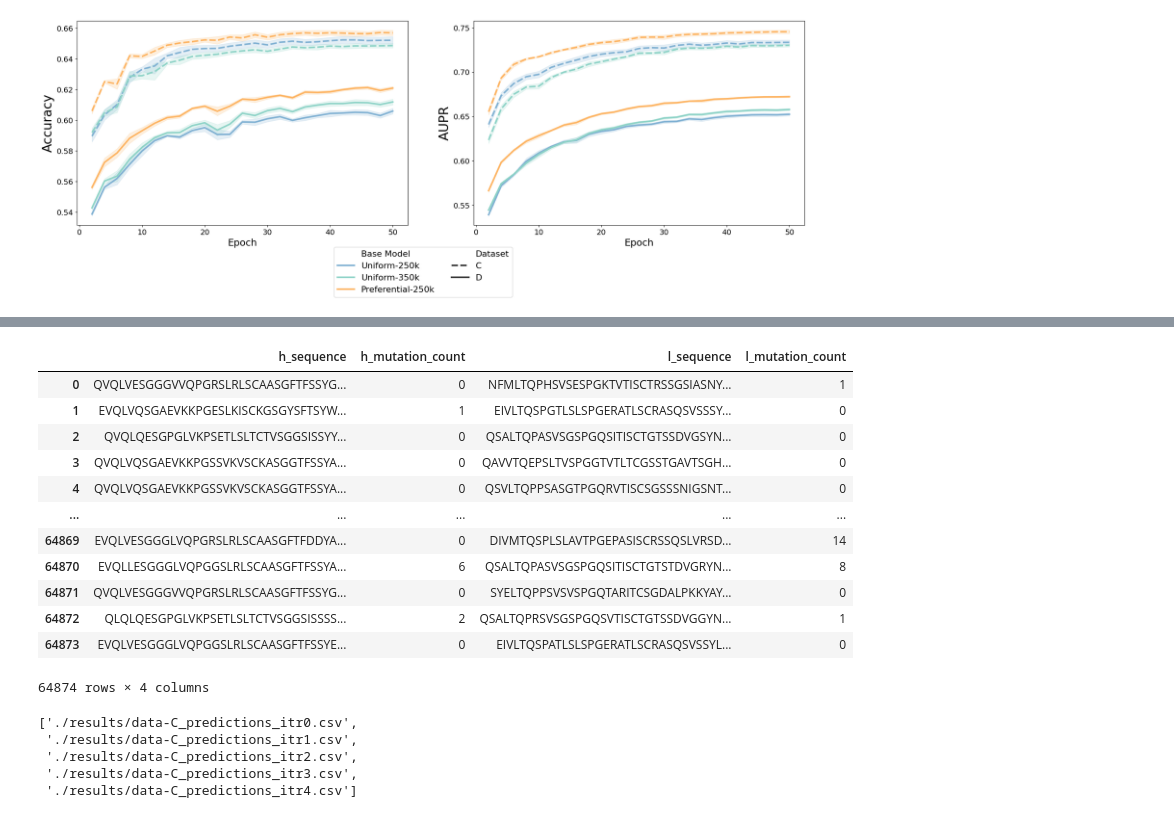
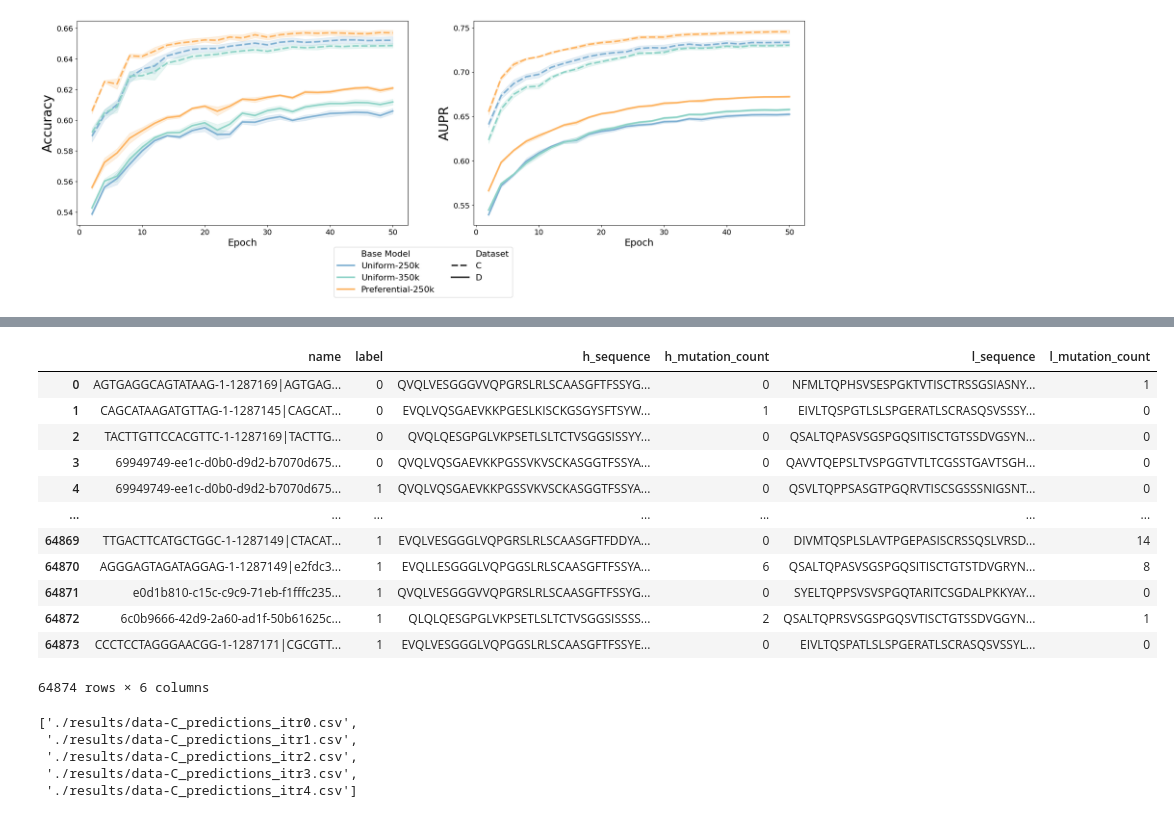
Before and after one commit to brineylab/preferential-masking-paper, a Jupyter notebook: fig4_pair-classification/4-pair_classifier_figures.ipynb, the cells around one changed output, grey strips where cells are left out. Cells and saved outputs as stored; diff of their text form; code cells hidden in the pictures.

```diff
--- a/fig4_pair-classification/4-pair_classifier_figures.ipynb
+++ b/fig4_pair-classification/4-pair_classifier_figures.ipynb
@@ -205,30 +205,30 @@ test_data
 # %%
-# to add mutation counts
+# add mutation counts to shuffled dataset C
 heavy_all = test_data[test_data["locus"] == "IGH"]
 light_all = test_data[test_data["locus"] != "IGH"]
 
 heavy_C = data_C.loc[:, ["name", "h_id", "h_sequence", "label"]].rename(columns={"h_id": "sequence_id", "h_sequence": "sequence_aa"})
 heavy_C = heavy_C.merge(heavy_all, on=["sequence_id", "sequence_aa"])
 heavy_C = heavy_C.drop(columns=["v_identity_aa", "v_mutations_aa", "locus"]).rename(columns={"sequence_id":"h_id", "sequence_aa":"h_sequence", "v_mutation_count_aa":"h_mutation_count"})
 
 light_C = data_C.loc[:, ["name", "l_id", "l_sequence", "label"]].rename(columns={"l_id": "sequence_id", "l_sequence": "sequence_aa"})
 light_C = light_C.merge(light_all, on=["sequence_id", "sequence_aa"])
 light_C = light_C.drop(columns=["v_identity_aa", "v_mutations_aa", "locus"]).rename(columns={"sequence_id":"l_id", "sequence_aa":"l_sequence", "v_mutation_count_aa":"l_mutation_count"})
 
-data_C_mut = heavy_C.merge(light_C, on=["name", "label"]).loc[:, ["h_sequence", "h_mutation_count", "l_sequence", "l_mutation_count"]]
+data_C_mut = heavy_C.merge(light_C, on=["name", "label"]).loc[:, ["name", "label", "h_sequence", "h_mutation_count", "l_sequence", "l_mutation_count"]]
 data_C_mut
 # %% [output]
-|  | h_sequence | h_mutation_count | l_sequence | l_mutation_count |
-| 0 | QVQLVESGGGVVQPGRSLRLSCAASGFTFSSYG... | 0 | NFMLTQPHSVSESPGKTVTISCTRSSGSIASNY... | 1 |
-| 1 | EVQLVQSGAEVKKPGESLKISCKGSGYSFTSYW... | 1 | EIVLTQSPGTLSLSPGERATLSCRASQSVSSSY... | 0 |
-| 2 | QVQLQESGPGLVKPSETLSLTCTVSGGSISSYY... | 0 | QSALTQPASVSGSPGQSITISCTGTSSDVGSYN... | 0 |
-| 3 | QVQLVQSGAEVKKPGSSVKVSCKASGGTFSSYA... | 0 | QAVVTQEPSLTVSPGGTVTLTCGSSTGAVTSGH... | 0 |
-| 4 | QVQLVQSGAEVKKPGSSVKVSCKASGGTFSSYA... | 0 | QSVLTQPPSASGTPGQRVTISCSGSSSNIGSNT... | 0 |
-| ... | ... | ... | ... | ... |
-| 64869 | EVQLVESGGGLVQPGRSLRLSCAASGFTFDDYA... | 0 | DIVMTQSPLSLAVTPGEPASISCRSSQSLVRSD... | 14 |
-| 64870 | EVQLLESGGGLVQPGGSLRLSCAASGFTFSSYA... | 6 | QSALTQPASVSGSPGQSITISCTGTSTDVGRYN... | 8 |
-| 64871 | QVQLVESGGGVVQPGRSLRLSCAASGFTFSSYG... | 0 | SYELTQPPSVSVSPGQTARITCSGDALPKKYAY... | 0 |
-| 64872 | QLQLQESGPGLVKPSETLSLTCTVSGGSISSSS... | 2 | QSALTQPRSVSGSPGQSVTISCTGTSSDVGGYN... | 1 |
-| 64873 | EVQLVESGGGLVQPGGSLRLSCAASGFTFSSYE... | 0 | EIVLTQSPATLSLSPGERATLSCRASQSVSSYL... | 0 |
+|  | name | label | h_sequence | h_mutation_count | l_sequence | l_mutation_count |
+| 0 | AGTGAGGCAGTATAAG-1-1287169|AGTGAG... | 0 | QVQLVESGGGVVQPGRSLRLSCAASGFTFSSYG... | 0 | NFMLTQPHSVSESPGKTVTISCTRSSGSIASNY... | 1 |
+| 1 | CAGCATAAGATGTTAG-1-1287145|CAGCAT... | 0 | EVQLVQSGAEVKKPGESLKISCKGSGYSFTSYW... | 1 | EIVLTQSPGTLSLSPGERATLSCRASQSVSSSY... | 0 |
+| 2 | TACTTGTTCCACGTTC-1-1287169|TACTTG... | 0 | QVQLQESGPGLVKPSETLSLTCTVSGGSISSYY... | 0 | QSALTQPASVSGSPGQSITISCTGTSSDVGSYN... | 0 |
+| 3 | 69949749-ee1c-d0b0-d9d2-b7070d675... | 0 | QVQLVQSGAEVKKPGSSVKVSCKASGGTFSSYA... | 0 | QAVVTQEPSLTVSPGGTVTLTCGSSTGAVTSGH... | 0 |
+| 4 | 69949749-ee1c-d0b0-d9d2-b7070d675... | 1 | QVQLVQSGAEVKKPGSSVKVSCKASGGTFSSYA... | 0 | QSVLTQPPSASGTPGQRVTISCSGSSSNIGSNT... | 0 |
+| ... | ... | ... | ... | ... | ... | ... |
+| 64869 | TTGACTTCATGCTGGC-1-1287149|CTACAT... | 1 | EVQLVESGGGLVQPGRSLRLSCAASGFTFDDYA... | 0 | DIVMTQSPLSLAVTPGEPASISCRSSQSLVRSD... | 14 |
+| 64870 | AGGGAGTAGATAGGAG-1-1287149|e2fdc3... | 1 | EVQLLESGGGLVQPGGSLRLSCAASGFTFSSYA... | 6 | QSALTQPASVSGSPGQSITISCTGTSTDVGRYN... | 8 |
+| 64871 | e0d1b810-c15c-c9c9-71eb-f1fffc235... | 1 | QVQLVESGGGVVQPGRSLRLSCAASGFTFSSYG... | 0 | SYELTQPPSVSVSPGQTARITCSGDALPKKYAY... | 0 |
+| 64872 | 6c0b9666-42d9-2a60-ad1f-50b61625c... | 1 | QLQLQESGPGLVKPSETLSLTCTVSGGSISSSS... | 2 | QSALTQPRSVSGSPGQSVTISCTGTSSDVGGYN... | 1 |
+| 64873 | CCCTCCTAGGGAACGG-1-1287171|CGCGTT... | 1 | EVQLVESGGGLVQPGGSLRLSCAASGFTFSSYE... | 0 | EIVLTQSPATLSLSPGERATLSCRASQSVSSYL... | 0 |
-64874 rows × 4 columns
+64874 rows × 6 columns
 # %%
```
Also changed, not shown: parts of 15 cells of this notebook.
